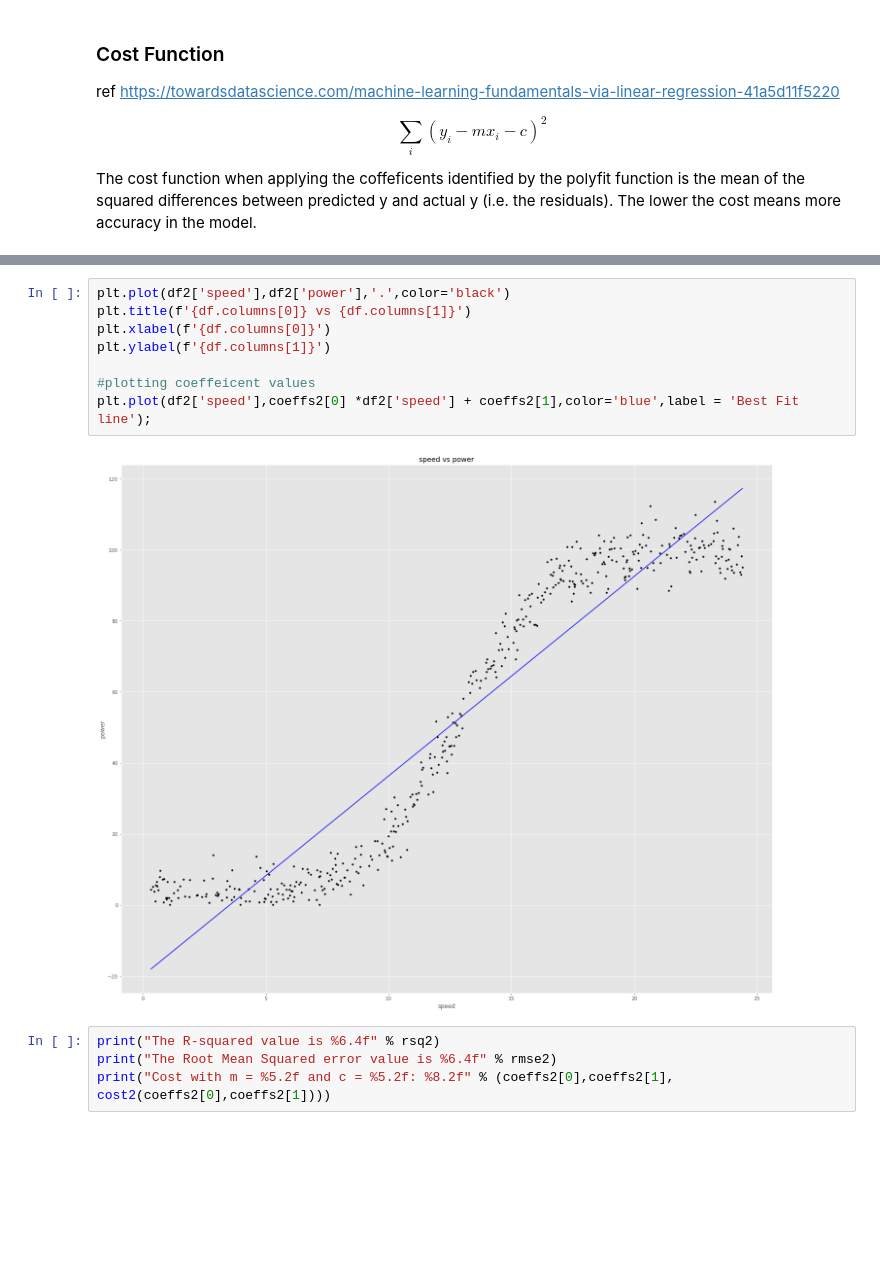
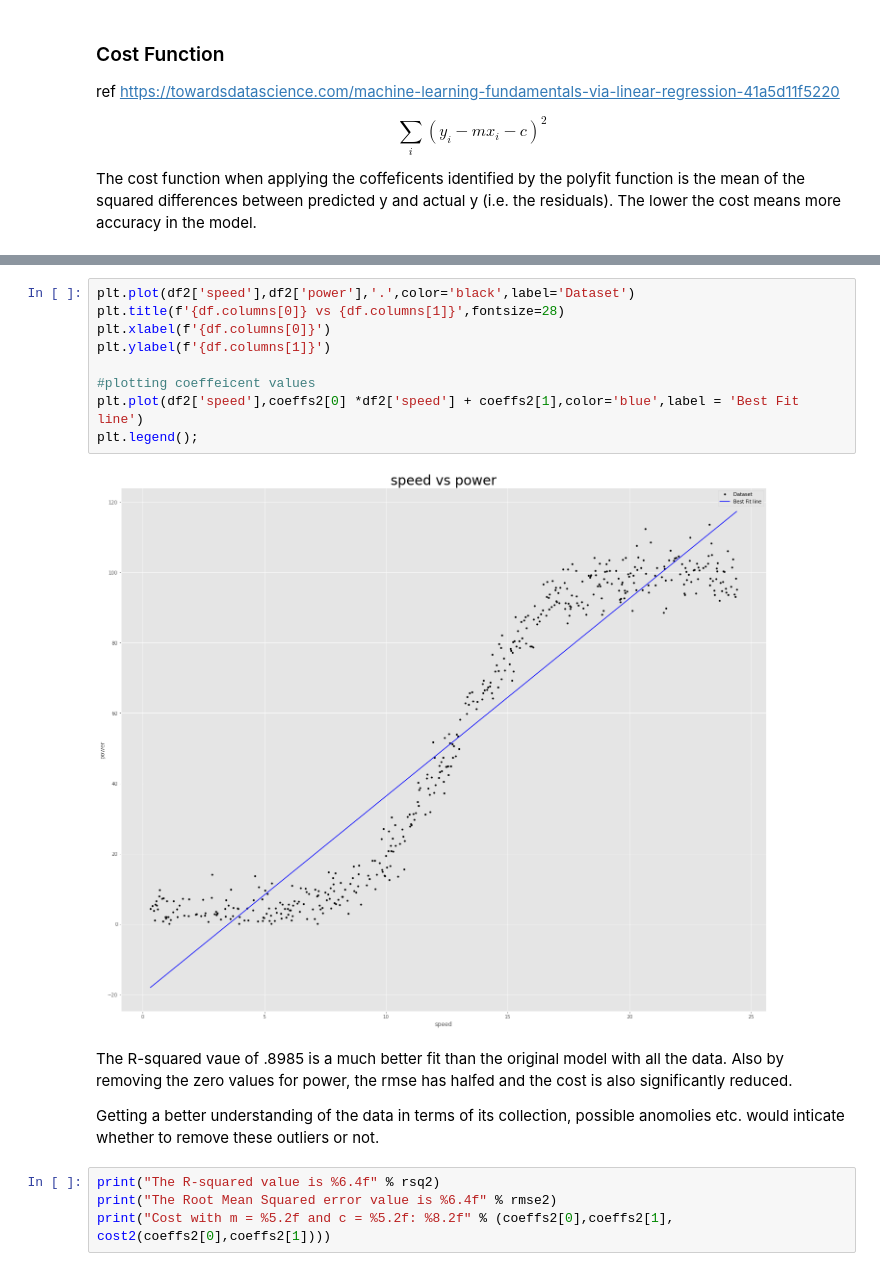
Before and after one commit to conor1982/FofDA_Project, a Jupyter notebook: FofDA_Project_2020.ipynb, the cells around one changed output, grey strips where cells are left out. Drawn from its saved outputs; the diff is of its cells as text; blank space fills up the shorter version.

```diff
--- a/FofDA_Project_2020.ipynb
+++ b/FofDA_Project_2020.ipynb
@@ -211,13 +220,18 @@ c2 = cost2(coeffs2[0],coeffs2[1])
 # %%
-plt.plot(df2['speed'],df2['power'],'.',color='black')
-plt.title(f'{df.columns[0]} vs {df.columns[1]}')
+plt.plot(df2['speed'],df2['power'],'.',color='black',label='Dataset')
+plt.title(f'{df.columns[0]} vs {df.columns[1]}',fontsize=28)
 plt.xlabel(f'{df.columns[0]}')
 plt.ylabel(f'{df.columns[1]}')
 
 #plotting coeffeicent values
-plt.plot(df2['speed'],coeffs2[0] *df2['speed'] + coeffs2[1],color='blue',label = 'Best Fit line');
+plt.plot(df2['speed'],coeffs2[0] *df2['speed'] + coeffs2[1],color='blue',label = 'Best Fit line')
+plt.legend();
 # %% [output]
-[figure, old version]
+[figure, new version]
+# %% [markdown]
+The R-squared vaue of .8985 is a much better fit than the original model with all the data. Also by removing the zero values for power, the rmse has halfed and the cost is also significantly reduced.
+
+Getting a better understanding of the data in terms of its collection, possible anomolies etc. would inticate whether to remove these outliers or not.
 # %%
 print("The R-squared value is %6.4f" % rsq2)
 print("The Root Mean Squared error value is %6.4f" % rmse2)
```
Also changed, not shown: parts of 61 cells of this notebook.
